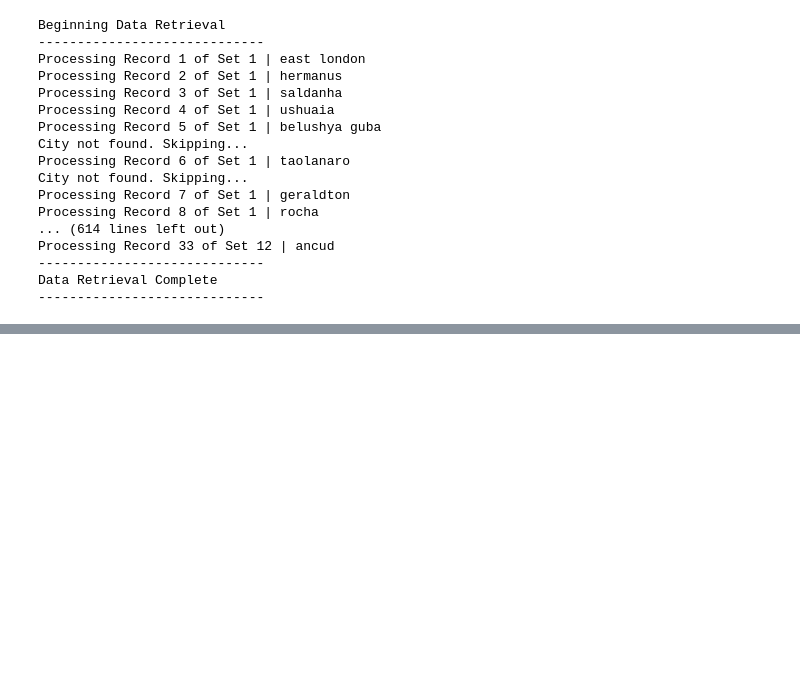
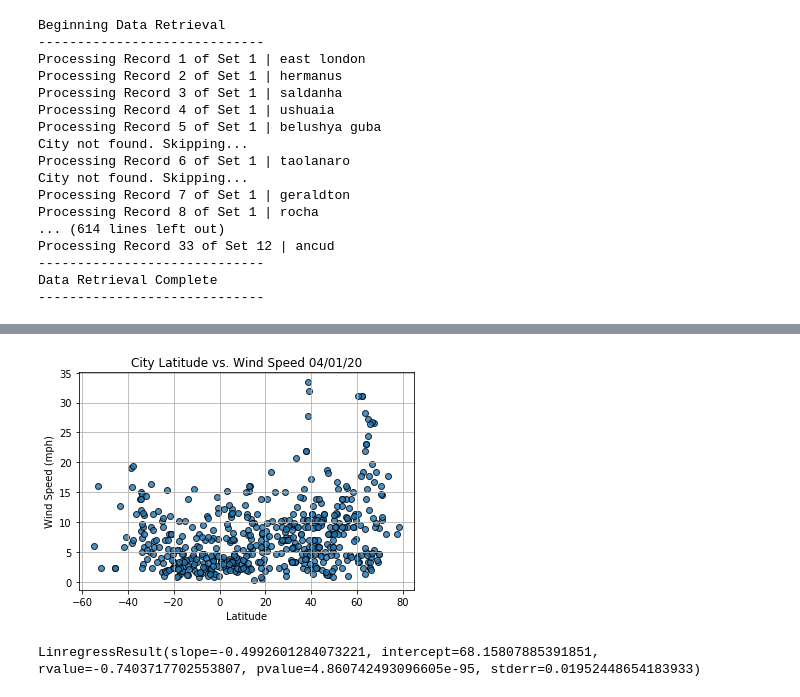
Before and after one commit to JasmeerSangha/world_weather_analysis, a Jupyter notebook: weather_analysis.ipynb, the cells around one changed output, grey strips where cells are left out. Cells and saved outputs as stored; diff of their text form; code cells hidden in the pictures; blank space fills up the shorter version.

```diff
--- a/weather_analysis.ipynb
+++ b/weather_analysis.ipynb
@@ -122,0 +180,25 @@ city_data_df.to_csv(output_data_file, index_label="City_ID")
+# %%
+# Build the scatter plots for latitude vs. wind speed.
+plt.scatter(lats,
+            wind_speed,
+            edgecolor="black", linewidths=1, marker="o",
+            alpha=0.8, label="Cities")
+
+# Incorporate the other graph properties.
+plt.title(f"City Latitude vs. Wind Speed "+ time.strftime("%x"))
+plt.ylabel("Wind Speed (mph)")
+plt.xlabel("Latitude")
+plt.grid(True)
+# Save the figure.
+plt.savefig("Data/Fig4.png")
+# %% [output]
+[figure, added]
+# %%
+# Import linear regression from the SciPy stats module.
+from scipy.stats import linregress
+linregress(lats, max_temps)
+line_eq = "y = " + str(round(slope,2)) + "x + " + str(round(intercept,2))
+print(line_eq)
+print(f"The p-value is is: {p_value:.3f}")
+# %% [output]
+LinregressResult(slope=-0.4992601284073221, intercept=68.15807885391851, rvalue=-0.7403717702553807, pvalue=4.860742493096605e-95, stderr=0.01952448654183933)
```
Also changed, not shown: parts of 15 cells of this notebook, 4 other files.
